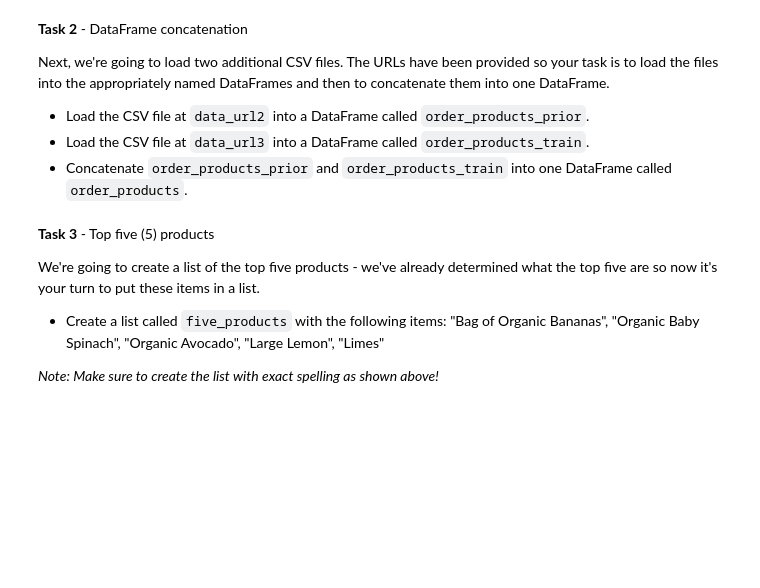
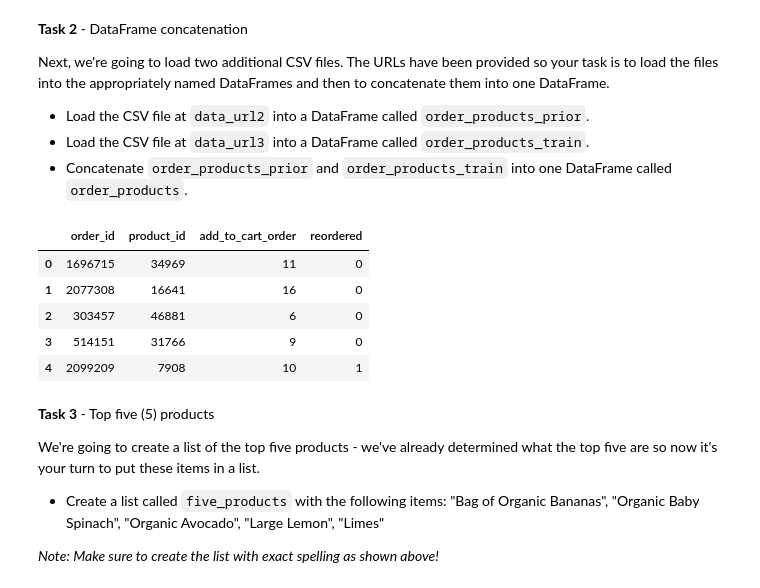
Before and after one commit to Vasanta2002/Sprint_1_git, a Jupyter notebook: module3-join-and-reshape-data/DS_113_Join_and_Reshape_Data_Assignment_AG.ipynb, the cells around one changed output. Cells and saved outputs as stored; diff of their text form; code cells hidden in the pictures; blank space fills up the shorter version.

```diff
--- a/module3-join-and-reshape-data/DS_113_Join_and_Reshape_Data_Assignment_AG.ipynb
+++ b/module3-join-and-reshape-data/DS_113_Join_and_Reshape_Data_Assignment_AG.ipynb
@@ -65,15 +72,23 @@ Next, we're going to load two additional CSV files. The URLs have been provided
 # %%
 # Task 2
 
 # Dataset URLs
 data_url2 = 'https://raw.githubusercontent.com/bloominstituteoftechnology/data-science-practice-datasets/main/unit_1/Instacart_small/order_products_prior_sm.csv'
 data_url3 = 'https://raw.githubusercontent.com/bloominstituteoftechnology/data-science-practice-datasets/main/unit_1/Instacart_small/order_products_train_sm.csv'
 
 # YOUR CODE HERE
-raise NotImplementedError()
-
+order_products_prior = pd.read_csv(data_url2)
+order_products_train = pd.read_csv(data_url3)
+order_products = pd.concat([order_products_prior, order_products_train])
 # Print the head to view your results
 order_products.head()
+# %% [output]
+|  | order_id | product_id | add_to_cart_order | reordered |
+| 0 | 1696715 | 34969 | 11 | 0 |
+| 1 | 2077308 | 16641 | 16 | 0 |
+| 2 | 303457 | 46881 | 6 | 0 |
+| 3 | 514151 | 31766 | 9 | 0 |
+| 4 | 2099209 | 7908 | 10 | 1 |
 # %%
 # Task 2 - Test
 
```
Also changed, not shown: parts of 9 cells of this notebook.
